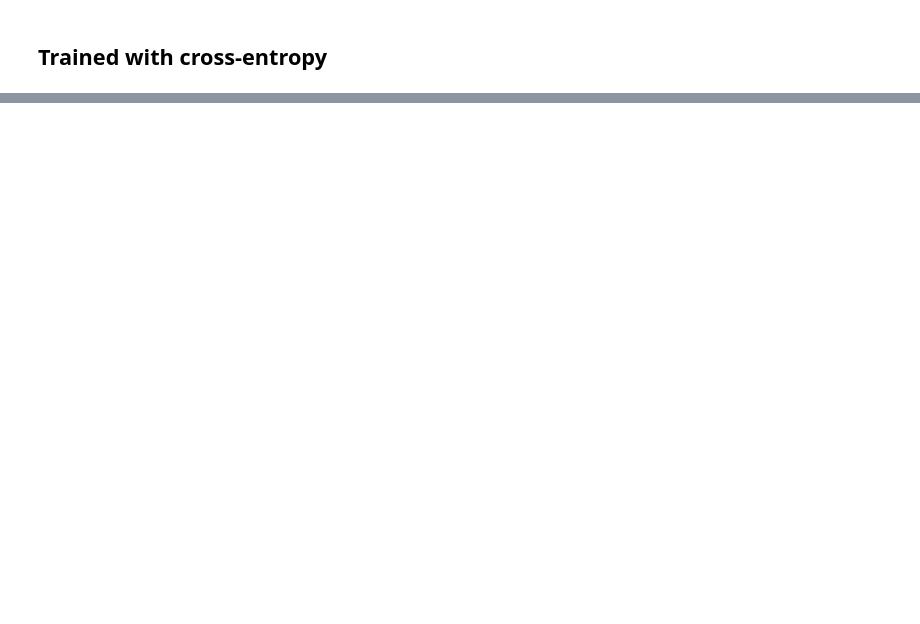
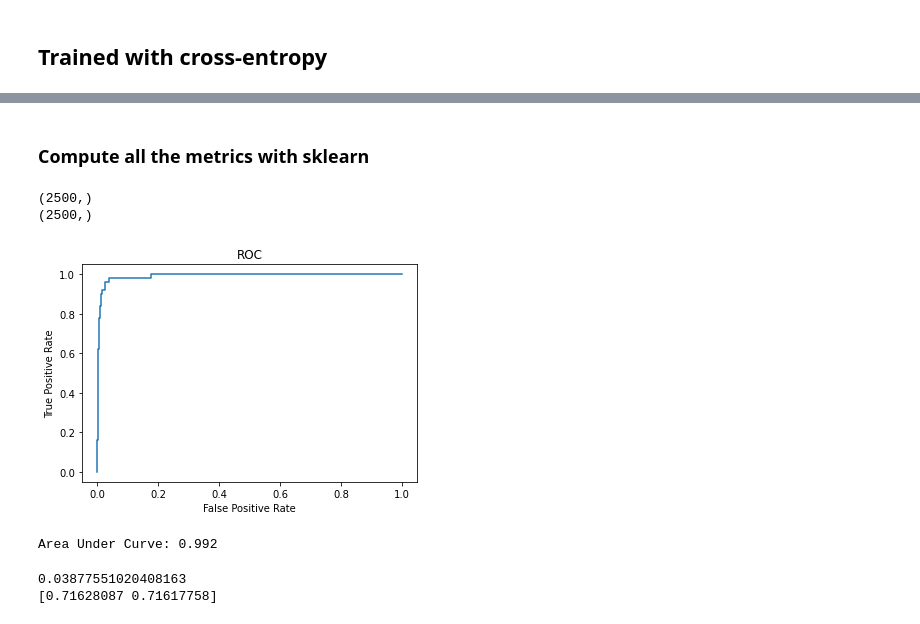
Before and after one commit to helia95/SpeakerRecognition_tutorial, a Jupyter notebook: notebooks/verification_notebook_v2.ipynb, the cells around one changed output, grey strips where cells are left out. Drawn from its saved outputs; the diff is of its cells as text; code cells hidden in the pictures; blank space fills up the shorter version.

```diff
--- a/notebooks/verification_notebook_v2.ipynb
+++ b/notebooks/verification_notebook_v2.ipynb
@@ -148,0 +287,2 @@ plot_cmap(df_2, 10)
+# %% [markdown]
+### Compute all the metrics with sklearn
@@ -148,0 +291,44 @@ plot_cmap(df_2, 10)
+# %%
+# Concatenate scores
+y_score = np.concatenate([wrong_, correct])
+
+# Create labels, -1 for wrong scores, +1 for correct scores
+neg_labels = -1 * np.ones(wrong_.shape)
+pos_labels = 1 * np.ones(correct.shape)
+y_true = np.concatenate([neg_labels, pos_labels])
+# %%
+print(y_true.shape)
+print(y_score.shape)
+# %% [output]
+(2500,)
+(2500,)
+# %%
+# Compute metrics
+fpr, tpr, thresholds = roc_curve(y_true, y_score, pos_label=1)
+AUC = roc_auc_score(y_true, y_score, average='macro', sample_weight=None)
+AP = average_precision_score(y_true, y_score, average='macro', sample_weight=None)
+
+# Calculating EER
+intersect_x = fpr[np.abs(fpr - (1 - tpr)).argmin(0)]
+EER = intersect_x
+miss = 1 - fpr
+false = 1 - tpr
+# %%
+# Plot ROC
+plt.plot(fpr, tpr)
+plt.xlabel('False Positive Rate')
+plt.ylabel('True Positive Rate')
+
+plt.title('ROC')
+plt.show()
+
+print(f'\nArea Under Curve: {AUC :.3f}')
+# %% [output]
+[figure, added]
+Area Under Curve: 0.992
+# %%
+print(EER)
+print(thresholds[np.where(fpr == intersect_x)])
+# %% [output]
+0.03877551020408163
+[0.71628087 0.71617758]
```
Also changed, not shown: parts of 15 cells of this notebook, 12 other files.
